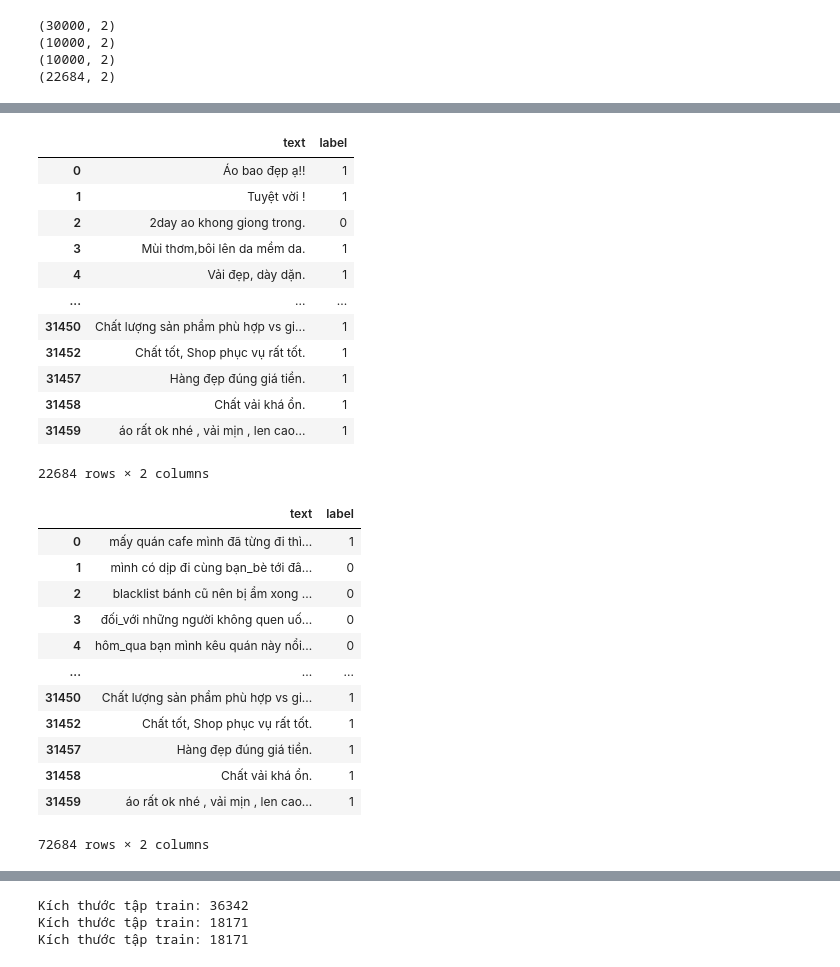
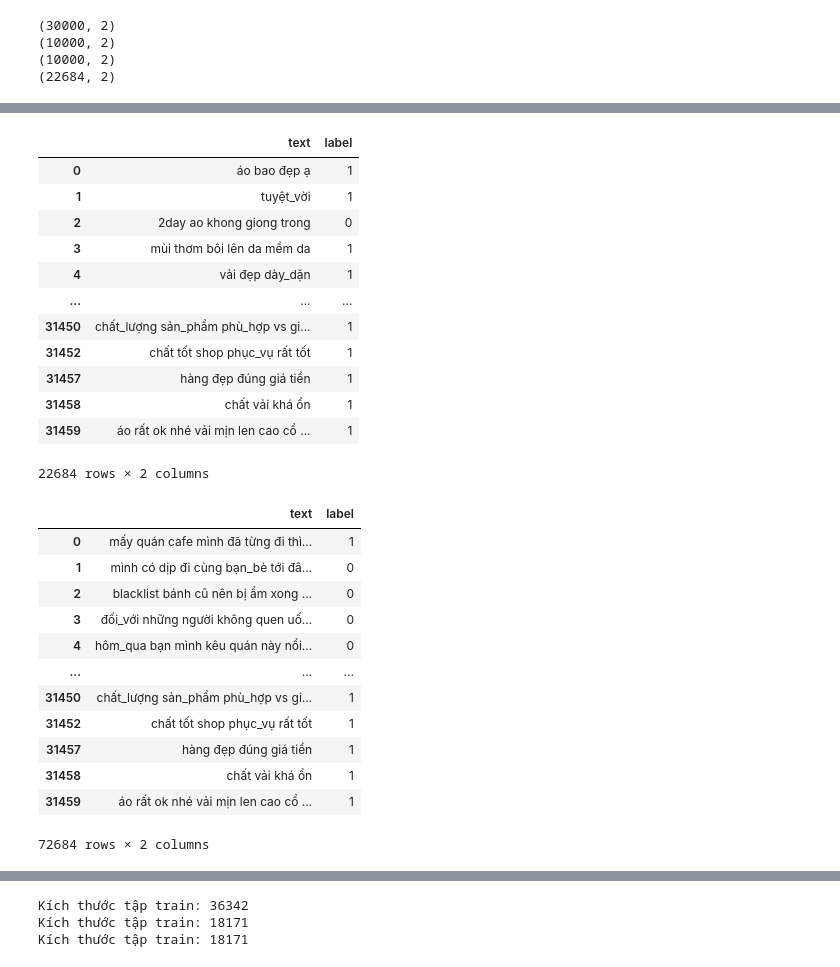
Before and after one commit to huuthanh2k4/AI_For_Marketing, a Jupyter notebook: NPL.ipynb, the cells around one changed output, grey strips where cells are left out. Drawn from its saved outputs; the diff is of its cells as text; code cells hidden in the pictures.

```diff
--- a/NPL.ipynb
+++ b/NPL.ipynb
@@ -1041,6 +1132,7 @@ print(nhan[:10])
 # %%
 # xử lý text
 text = [clean_text(t) for t in text]
+data_test_2['comment'] = text
 text
 # %% [output]
 ['áo bao đẹp ạ',
@@ -1060,3 +1152,6 @@ text
  'tư_vấn kĩ mình mua áo về thử k hợp shop vui vê đổi áo khác nhiệt_tình',
  'cổ áo hơi rộng',
  ...]
+# %%
+data_test_2 = data_test_2.rename(columns={'comment': 'text'})
+data_test_2
@@ -1062,0 +1174,34 @@ text
+# %%
+import seaborn as sns
+import matplotlib.pyplot as plt
+
+# Tính độ dài văn bản và số lượng từ
+data_test_2['text_length'] = data_test_2['text'].apply(len)
+data_test_2['word_count'] = data_test_2['text'].apply(lambda x: len(x.split()))
+
+# Vẽ biểu đồ phân bố độ dài ký tự
+plt.figure(figsize=(18, 6))
+
+# Subplot 1: Phân bố độ dài ký tự
+plt.subplot(1, 3, 1)
+sns.histplot(data_test_2['text_length'], kde=True, color='skyblue')
+plt.title('Phân bố độ dài ký tự', fontsize=14, weight='bold')
+plt.xlabel('text_length', fontsize=12)
+plt.ylabel('Count', fontsize=12)
+
+# Subplot 2: Phân bố số lượng từ
+plt.subplot(1, 3, 2)
+sns.histplot(data_test_2['word_count'], kde=True, color='orange')
+plt.title('Phân bố số lượng từ', fontsize=14, weight='bold')
+plt.xlabel('word_count', fontsize=12)
+plt.ylabel('Count', fontsize=12)
+
+# Subplot 3: Boxplot độ dài văn bản theo nhãn
+plt.subplot(1, 3, 3)
+sns.boxplot(x='label', y='text_length', data=data_test_2, palette='pastel')
+plt.title('Độ dài văn bản theo nhãn', fontsize=14, weight='bold')
+plt.xlabel('Label', fontsize=12)
+plt.ylabel('Text Length', fontsize=12)
+
+plt.tight_layout()
+plt.show()
@@ -1194,21 +1390,21 @@ print(data_3.head())
 3  đồ ăn bình_thường cần chăm_chút không_gian hơn...      0
 4  phục_vụ lâu giá thì ổn thôi nhưng chất_lượng b...      0
 # %%
-data_4 = data_test_2.rename(columns={'comment': 'text'})
+data_4 = data_test_2
 data_4
 # %% [output]
 |  | text | label |
-| 0 | Áo bao đẹp ạ!! | 1 |
-| 1 | Tuyệt vời ! | 1 |
-| 2 | 2day ao khong giong trong. | 0 |
-| 3 | Mùi thơm,bôi lên da mềm da. | 1 |
-| 4 | Vải đẹp, dày dặn. | 1 |
+| 0 | áo bao đẹp ạ | 1 |
+| 1 | tuyệt_vời | 1 |
+| 2 | 2day ao khong giong trong | 0 |
+| 3 | mùi thơm bôi lên da mềm da | 1 |
+| 4 | vải đẹp dày_dặn | 1 |
 | ... | ... | ... |
-| 31450 | Chất lượng sản phẩm phù hợp vs gi... | 1 |
-| 31452 | Chất tốt, Shop phục vụ rất tốt. | 1 |
-| 31457 | Hàng đẹp đúng giá tiền. | 1 |
-| 31458 | Chất vải khá ổn. | 1 |
-| 31459 | áo rất ok nhé , vải mịn , len cao... | 1 |
+| 31450 | chất_lượng sản_phẩm phù_hợp vs gi... | 1 |
+| 31452 | chất tốt shop phục_vụ rất tốt | 1 |
+| 31457 | hàng đẹp đúng giá tiền | 1 |
+| 31458 | chất vải khá ổn | 1 |
+| 31459 | áo rất ok nhé vải mịn len cao cổ ... | 1 |
 22684 rows × 2 columns
 # %%
 data_tong_hop = pd.concat([data_1,data_2,data_3,data_4])
@@ -1221,11 +1417,11 @@ data_tong_hop
 | 3 | đối_với những người không quen uố... | 0 |
 | 4 | hôm_qua bạn mình kêu quán này nổi... | 0 |
 | ... | ... | ... |
-| 31450 | Chất lượng sản phẩm phù hợp vs gi... | 1 |
-| 31452 | Chất tốt, Shop phục vụ rất tốt. | 1 |
-| 31457 | Hàng đẹp đúng giá tiền. | 1 |
-| 31458 | Chất vải khá ổn. | 1 |
-| 31459 | áo rất ok nhé , vải mịn , len cao... | 1 |
+| 31450 | chất_lượng sản_phẩm phù_hợp vs gi... | 1 |
+| 31452 | chất tốt shop phục_vụ rất tốt | 1 |
+| 31457 | hàng đẹp đúng giá tiền | 1 |
+| 31458 | chất vải khá ổn | 1 |
+| 31459 | áo rất ok nhé vải mịn len cao cổ ... | 1 |
 72684 rows × 2 columns
 # %%
 data_tong_hop = data_tong_hop.sample(72684).reset_index(drop=True)
```
Also changed, not shown: parts of 26 cells of this notebook.
